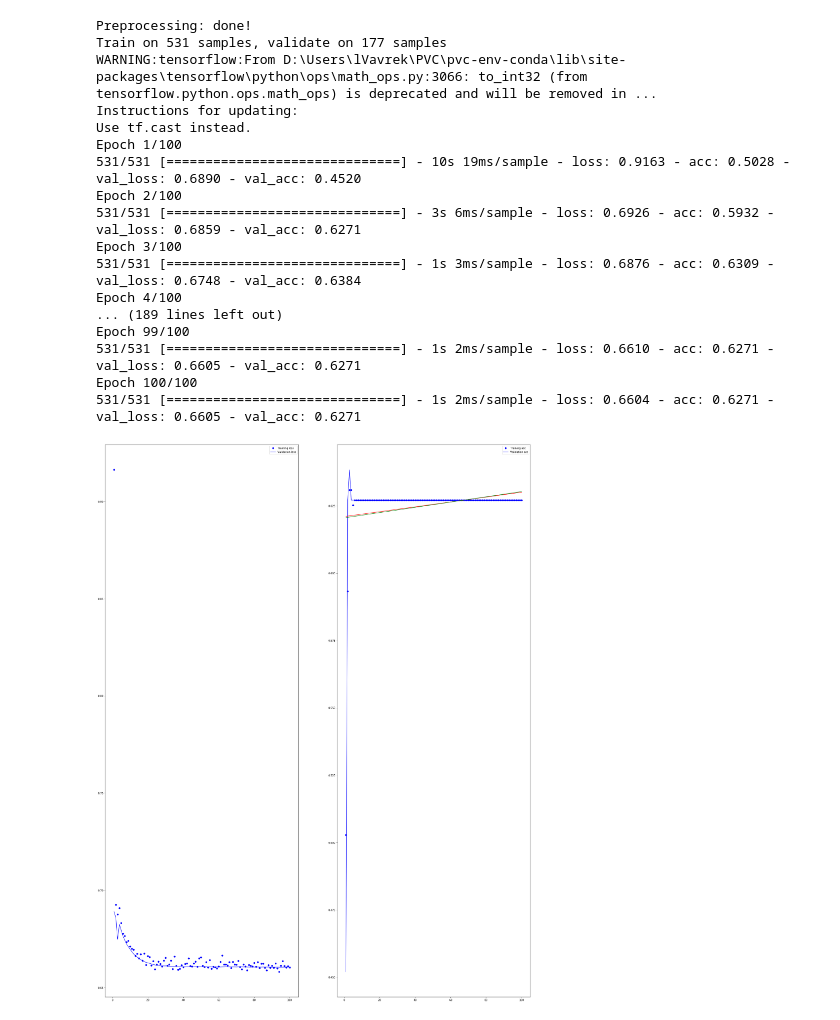
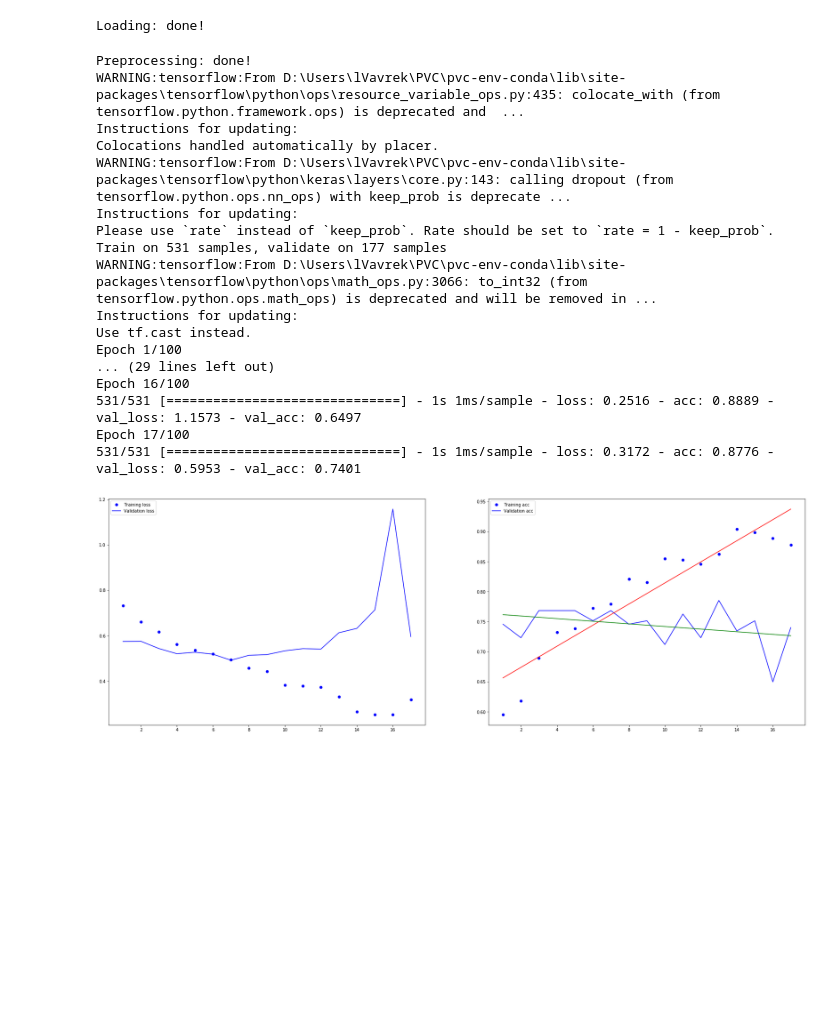
Before and after one commit to lukasvavrek/research, a Jupyter notebook: notebooks/02 - SVD - introduction.ipynb, the cells around one changed output. Drawn from its saved outputs; the diff is of its cells as text; code cells hidden in the pictures; blank space fills up the shorter version.

```diff
--- a/notebooks/02 - SVD - introduction.ipynb
+++ b/notebooks/02 - SVD - introduction.ipynb
@@ -21,34 +21,34 @@ prepare_session()
 # %%
 d = data_loader.load()
 print('Loading: done!')
-preprocessor.preprocess(d)
-print('Preprocessing: done!')
+# %% [output]
+Loading: done!
 # %%
 preprocessor.preprocess(d)
 print('Preprocessing: done!')
-history = trainer.fit_model(d)
+history = trainer.fit_model(d, early_stop=True)
 # %% [output]
 Preprocessing: done!
+WARNING:tensorflow:From D:\Users\lVavrek\PVC\pvc-env-conda\lib\site-packages\tensorflow\python\ops\resource_variable_ops.py:435: colocate_with (from tensorflow.python.framework.ops) is deprecated and  ...
+Instructions for updating:
+Colocations handled automatically by placer.
+WARNING:tensorflow:From D:\Users\lVavrek\PVC\pvc-env-conda\lib\site-packages\tensorflow\python\keras\layers\core.py:143: calling dropout (from tensorflow.python.ops.nn_ops) with keep_prob is deprecate ...
+Instructions for updating:
+Please use `rate` instead of `keep_prob`. Rate should be set to `rate = 1 - keep_prob`.
 Train on 531 samples, validate on 177 samples
 WARNING:tensorflow:From D:\Users\lVavrek\PVC\pvc-env-conda\lib\site-packages\tensorflow\python\ops\math_ops.py:3066: to_int32 (from tensorflow.python.ops.math_ops) is deprecated and will be removed in ...
 Instructions for updating:
 Use tf.cast instead.
 Epoch 1/100
-531/531 [==============================] - 10s 19ms/sample - loss: 0.9163 - acc: 0.5028 - val_loss: 0.6890 - val_acc: 0.4520
-Epoch 2/100
-531/531 [==============================] - 3s 6ms/sample - loss: 0.6926 - acc: 0.5932 - val_loss: 0.6859 - val_acc: 0.6271
-Epoch 3/100
-531/531 [==============================] - 1s 3ms/sample - loss: 0.6876 - acc: 0.6309 - val_loss: 0.6748 - val_acc: 0.6384
-Epoch 4/100
-... (189 lines left out)
-Epoch 99/100
-531/531 [==============================] - 1s 2ms/sample - loss: 0.6610 - acc: 0.6271 - val_loss: 0.6605 - val_acc: 0.6271
-Epoch 100/100
-531/531 [==============================] - 1s 2ms/sample - loss: 0.6604 - acc: 0.6271 - val_loss: 0.6605 - val_acc: 0.6271
+... (29 lines left out)
+Epoch 16/100
+531/531 [==============================] - 1s 1ms/sample - loss: 0.2516 - acc: 0.8889 - val_loss: 1.1573 - val_acc: 0.6497
+Epoch 17/100
+531/531 [==============================] - 1s 1ms/sample - loss: 0.3172 - acc: 0.8776 - val_loss: 0.5953 - val_acc: 0.7401
 # %%
 from general.visualization import visualize_history
 
-fig, axs = plt.subplots(nrows=1,ncols=2, figsize=(30, 40))
+fig, axs = plt.subplots(nrows=1,ncols=2, figsize=(30, 10))
 visualize_history(fig, axs, 0, history)
 # %% [output]
-[figure, old version]
+[figure, new version]
```
Also changed, not shown: parts of 1 cell of this notebook, 3 other files.
